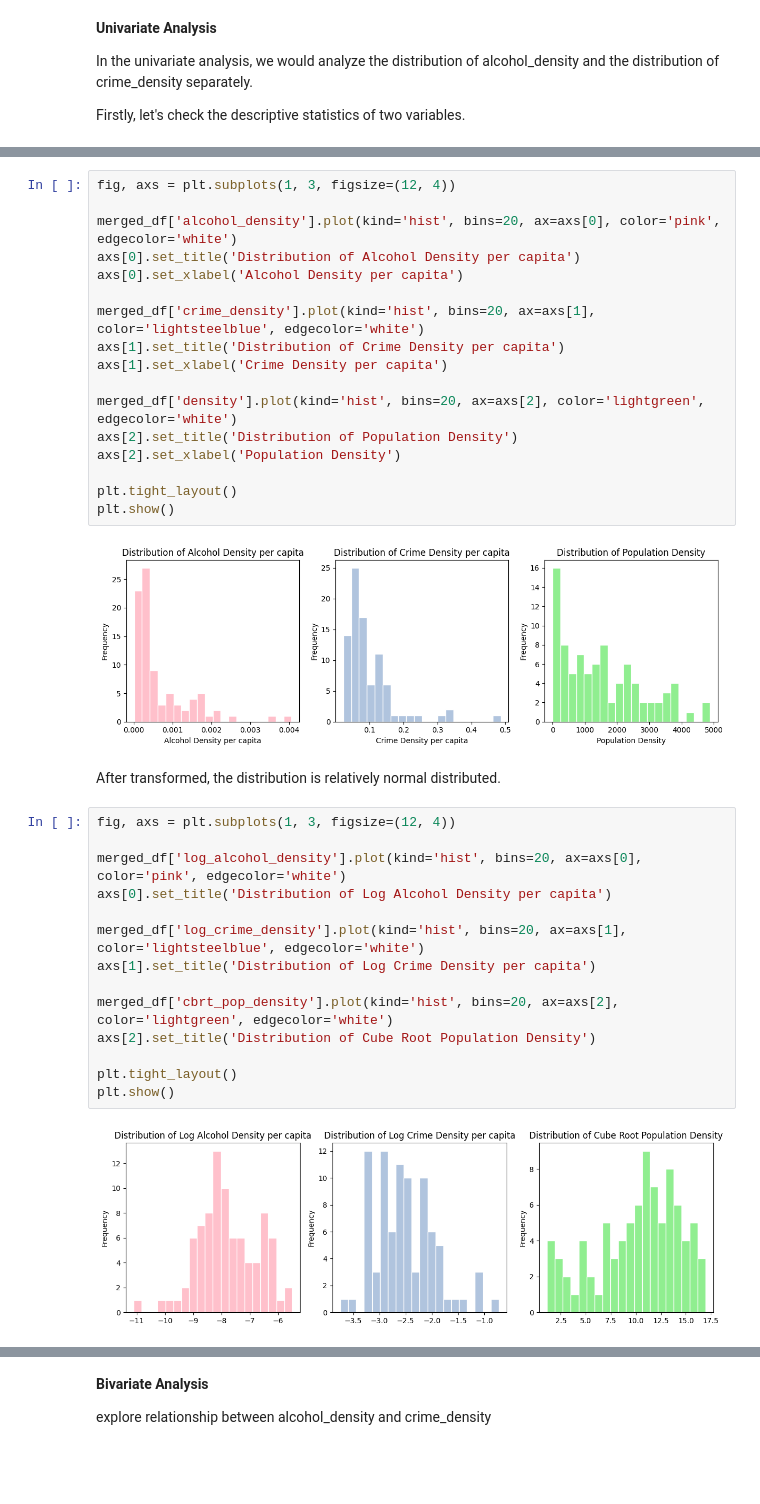
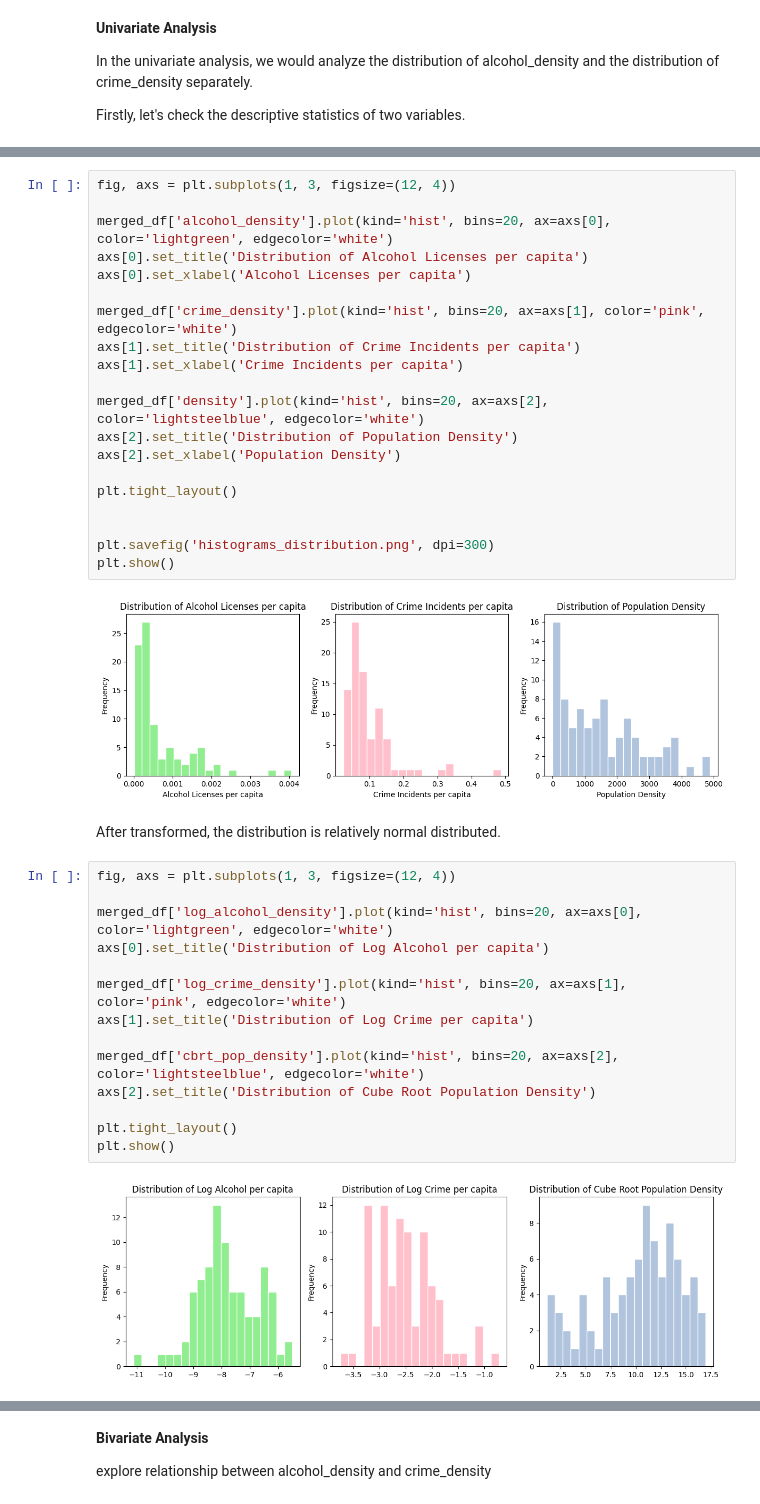
Before and after one commit to KellyyyGSY/poli170a_proj, a Jupyter notebook: POLI170A.ipynb, the cells around one changed output, grey strips where cells are left out. Cells and saved outputs as stored; diff of their text form; blank space fills up the shorter version.

```diff
--- a/POLI170A.ipynb
+++ b/POLI170A.ipynb
@@ -456,40 +456,43 @@ merged_df.describe()
 # %%
 fig, axs = plt.subplots(1, 3, figsize=(12, 4))
 
-merged_df['alcohol_density'].plot(kind='hist', bins=20, ax=axs[0], color='pink', edgecolor='white')
-axs[0].set_title('Distribution of Alcohol Density per capita')
-axs[0].set_xlabel('Alcohol Density per capita')
+merged_df['alcohol_density'].plot(kind='hist', bins=20, ax=axs[0], color='lightgreen', edgecolor='white')
+axs[0].set_title('Distribution of Alcohol Licenses per capita')
+axs[0].set_xlabel('Alcohol Licenses per capita')
 
-merged_df['crime_density'].plot(kind='hist', bins=20, ax=axs[1], color='lightsteelblue', edgecolor='white')
-axs[1].set_title('Distribution of Crime Density per capita')
-axs[1].set_xlabel('Crime Density per capita')
+merged_df['crime_density'].plot(kind='hist', bins=20, ax=axs[1], color='pink', edgecolor='white')
+axs[1].set_title('Distribution of Crime Incidents per capita')
+axs[1].set_xlabel('Crime Incidents per capita')
 
-merged_df['density'].plot(kind='hist', bins=20, ax=axs[2], color='lightgreen', edgecolor='white')
+merged_df['density'].plot(kind='hist', bins=20, ax=axs[2], color='lightsteelblue', edgecolor='white')
 axs[2].set_title('Distribution of Population Density')
 axs[2].set_xlabel('Population Density')
 
 plt.tight_layout()
+
+
+plt.savefig('histograms_distribution.png', dpi=300)
 plt.show()
 # %% [output]
-[figure, old version]
+[figure, new version]
 # %% [markdown]
 After transformed, the distribution is relatively normal distributed.
 # %%
 fig, axs = plt.subplots(1, 3, figsize=(12, 4))
 
-merged_df['log_alcohol_density'].plot(kind='hist', bins=20, ax=axs[0], color='pink', edgecolor='white')
-axs[0].set_title('Distribution of Log Alcohol Density per capita')
+merged_df['log_alcohol_density'].plot(kind='hist', bins=20, ax=axs[0], color='lightgreen', edgecolor='white')
+axs[0].set_title('Distribution of Log Alcohol per capita')
 
-merged_df['log_crime_density'].plot(kind='hist', bins=20, ax=axs[1], color='lightsteelblue', edgecolor='white')
-axs[1].set_title('Distribution of Log Crime Density per capita')
+merged_df['log_crime_density'].plot(kind='hist', bins=20, ax=axs[1], color='pink', edgecolor='white')
+axs[1].set_title('Distribution of Log Crime per capita')
 
-merged_df['cbrt_pop_density'].plot(kind='hist', bins=20, ax=axs[2], color='lightgreen', edgecolor='white')
+merged_df['cbrt_pop_density'].plot(kind='hist', bins=20, ax=axs[2], color='lightsteelblue', edgecolor='white')
 axs[2].set_title('Distribution of Cube Root Population Density')
 
 plt.tight_layout()
 plt.show()
 # %% [output]
-[figure, old version]
+[figure, new version]
 # %%
 fig, axs = plt.subplots(1, 3, figsize=(12, 4))
 
```
Also changed, not shown: parts of 14 cells of this notebook, 3 other files.
